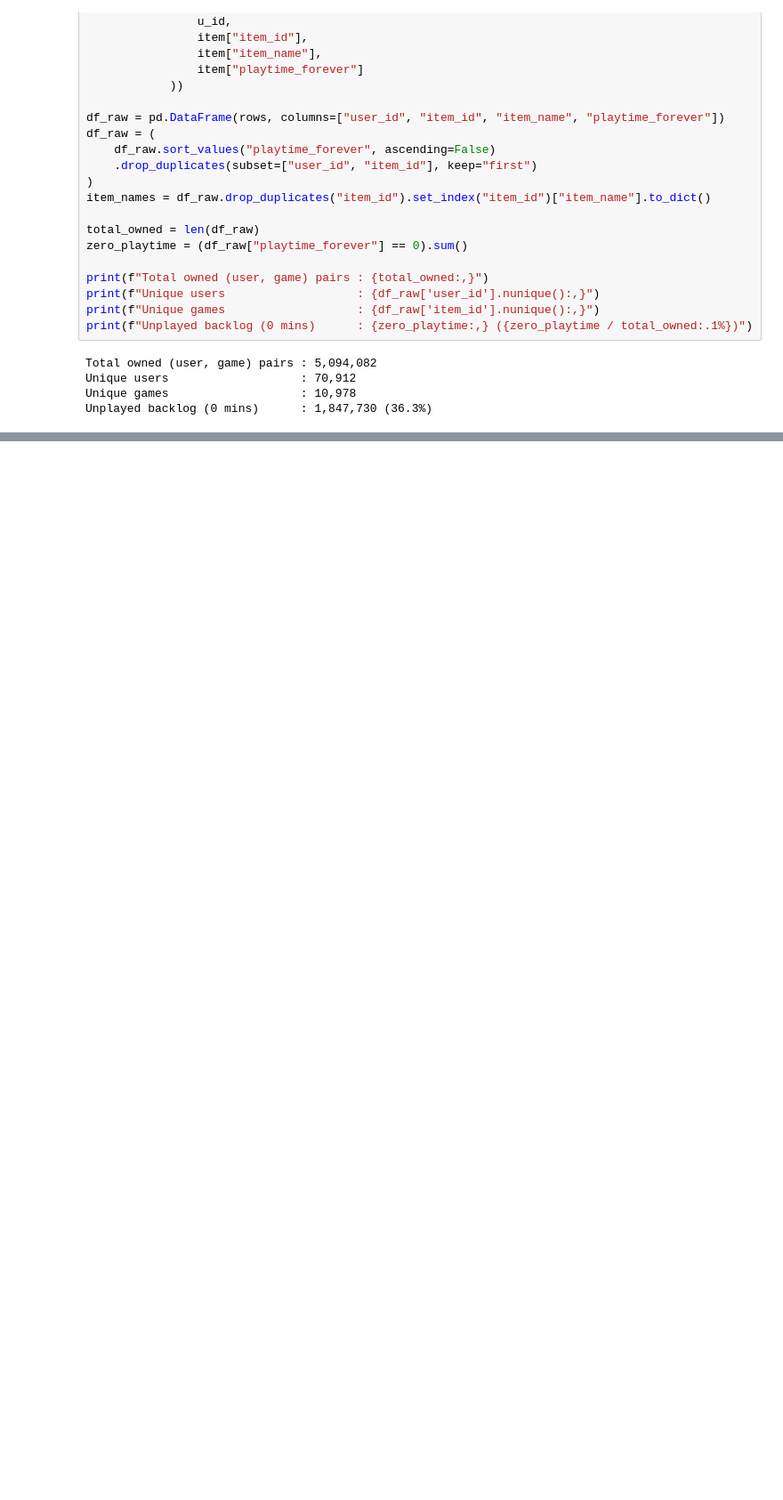
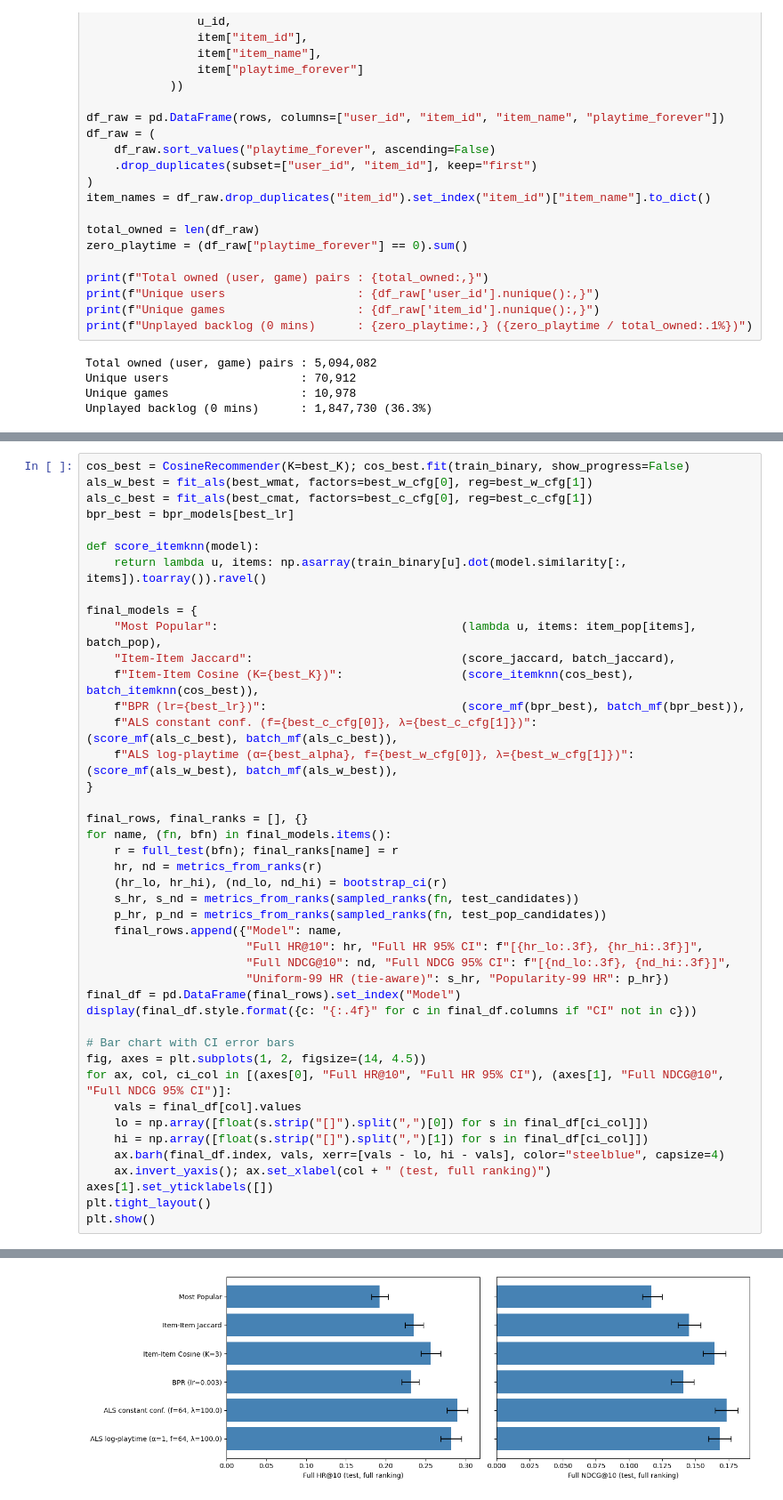
Before and after one commit to jeremysu99/cse158_assignment2, a Jupyter notebook: assignment2.ipynb, the cells around one changed output, grey strips where cells are left out. Shown at 89% size. Drawn from its saved outputs; the diff is of its cells as text; blank space fills up the shorter version.

```diff
--- a/assignment2.ipynb
+++ b/assignment2.ipynb
@@ -233,0 +639,44 @@ display(results_df.round(4))
+# %%
+cos_best = CosineRecommender(K=best_K); cos_best.fit(train_binary, show_progress=False)
+als_w_best = fit_als(best_wmat, factors=best_w_cfg[0], reg=best_w_cfg[1])
+als_c_best = fit_als(best_cmat, factors=best_c_cfg[0], reg=best_c_cfg[1])
+bpr_best = bpr_models[best_lr]
+
+def score_itemknn(model):
+    return lambda u, items: np.asarray(train_binary[u].dot(model.similarity[:, items]).toarray()).ravel()
+
+final_models = {
+    "Most Popular":                                   (lambda u, items: item_pop[items], batch_pop),
+    "Item-Item Jaccard":                              (score_jaccard, batch_jaccard),
+    f"Item-Item Cosine (K={best_K})":                 (score_itemknn(cos_best), batch_itemknn(cos_best)),
+    f"BPR (lr={best_lr})":                            (score_mf(bpr_best), batch_mf(bpr_best)),
+    f"ALS constant conf. (f={best_c_cfg[0]}, λ={best_c_cfg[1]})":               (score_mf(als_c_best), batch_mf(als_c_best)),
+    f"ALS log-playtime (α={best_alpha}, f={best_w_cfg[0]}, λ={best_w_cfg[1]})":  (score_mf(als_w_best), batch_mf(als_w_best)),
+}
+
+final_rows, final_ranks = [], {}
+for name, (fn, bfn) in final_models.items():
+    r = full_test(bfn); final_ranks[name] = r
+    hr, nd = metrics_from_ranks(r)
+    (hr_lo, hr_hi), (nd_lo, nd_hi) = bootstrap_ci(r)
+    s_hr, s_nd = metrics_from_ranks(sampled_ranks(fn, test_candidates))
+    p_hr, p_nd = metrics_from_ranks(sampled_ranks(fn, test_pop_candidates))
+    final_rows.append({"Model": name,
+                       "Full HR@10": hr, "Full HR 95% CI": f"[{hr_lo:.3f}, {hr_hi:.3f}]",
+                       "Full NDCG@10": nd, "Full NDCG 95% CI": f"[{nd_lo:.3f}, {nd_hi:.3f}]",
+                       "Uniform-99 HR (tie-aware)": s_hr, "Popularity-99 HR": p_hr})
+final_df = pd.DataFrame(final_rows).set_index("Model")
+display(final_df.style.format({c: "{:.4f}" for c in final_df.columns if "CI" not in c}))
+
+# Bar chart with CI error bars
+fig, axes = plt.subplots(1, 2, figsize=(14, 4.5))
+for ax, col, ci_col in [(axes[0], "Full HR@10", "Full HR 95% CI"), (axes[1], "Full NDCG@10", "Full NDCG 95% CI")]:
+    vals = final_df[col].values
+    lo = np.array([float(s.strip("[]").split(",")[0]) for s in final_df[ci_col]])
+    hi = np.array([float(s.strip("[]").split(",")[1]) for s in final_df[ci_col]])
+    ax.barh(final_df.index, vals, xerr=[vals - lo, hi - vals], color="steelblue", capsize=4)
+    ax.invert_yaxis(); ax.set_xlabel(col + " (test, full ranking)")
+axes[1].set_yticklabels([])
+plt.tight_layout()
+plt.show()
+# %% [output]
@@ -233,0 +691 @@ display(results_df.round(4))
+[figure, added]
```
Also changed, not shown: parts of 54 cells of this notebook, 1 other file.
